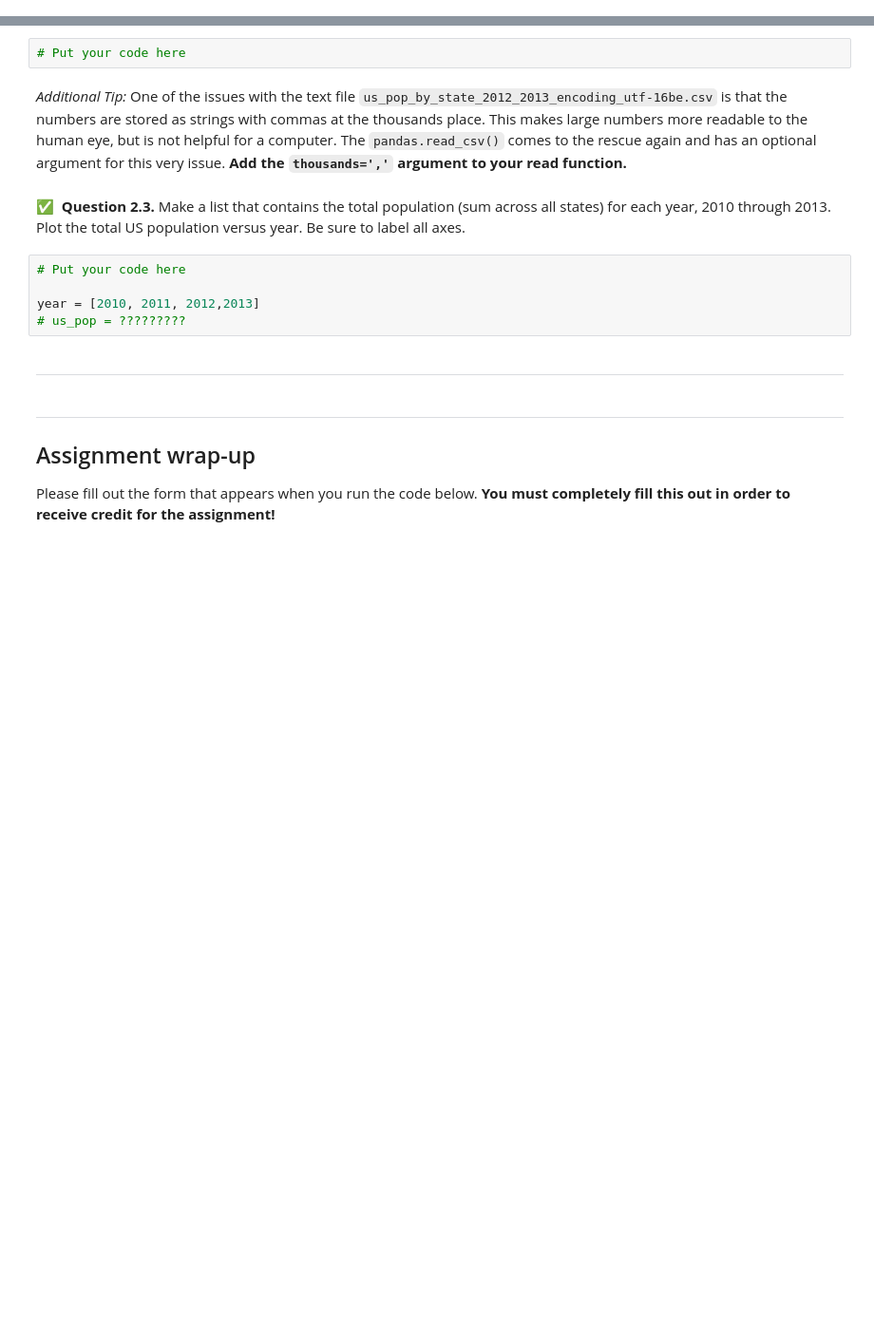
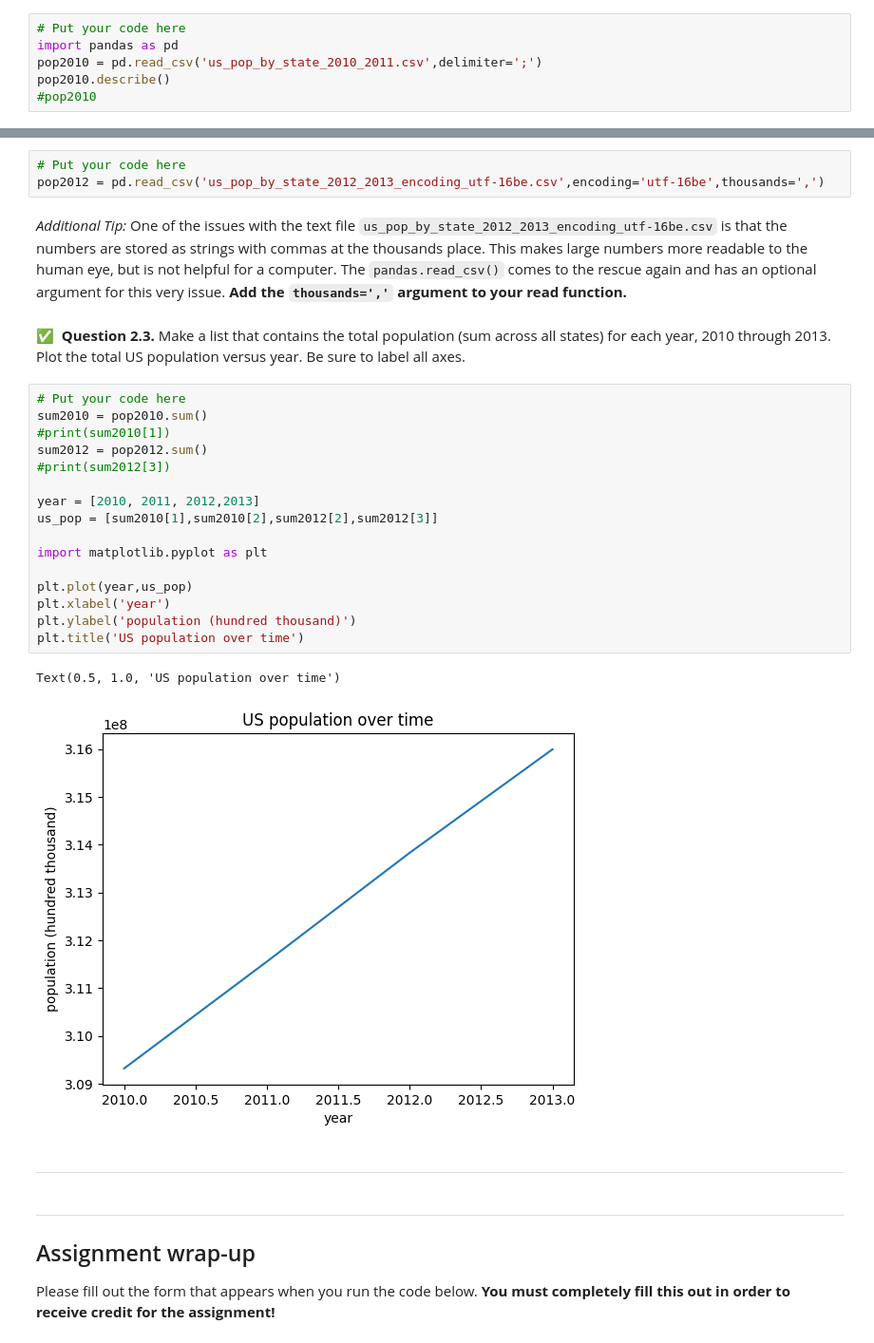
Before and after one commit to andrew-koren/cautious-adventure, a Jupyter notebook: my shit/cmse/Day-12_Pre-Class_Data_File_Formats_Manipulation-STUDENT.ipynb, the cells around one changed output, grey strips where cells are left out. Shown: that part at 95% size. Drawn from its saved outputs; the diff is of its cells as text; blank space fills up the shorter version.

```diff
--- a/my shit/cmse/Day-12_Pre-Class_Data_File_Formats_Manipulation-STUDENT.ipynb
+++ b/my shit/cmse/Day-12_Pre-Class_Data_File_Formats_Manipulation-STUDENT.ipynb
@@ -98,0 +101,6 @@ us_pop_by_state_2017a | ? | ? | ? | ? |
+# %%
+# Put your code here
+import pandas as pd
+pop2010 = pd.read_csv('us_pop_by_state_2010_2011.csv',delimiter=';')
+pop2010.describe()
+#pop2010
@@ -100,15 +118,30 @@ us_pop_by_state_2017a | ? | ? | ? | ? |
 &#9989;&nbsp; **Question 2.2.**  Load in the contents from the file `us_pop_by_state_2012_2013_encoding_utf-16be.csv` using pandas load command. *Tip:* Pay special attention to the `encoding` option in `pandas.read_csv()`. Look at the basics of this data frame using the `.describe()` function. If you run into issues with loading this file, read the "Additional Tip" below to see if it help solve your problems.
 # %%
 # Put your code here
+pop2012 = pd.read_csv('us_pop_by_state_2012_2013_encoding_utf-16be.csv',encoding='utf-16be',thousands=',')
 # %% [markdown]
 *Additional Tip:* One of the issues with the text file `us_pop_by_state_2012_2013_encoding_utf-16be.csv` is that the numbers are stored as strings with commas at the thousands place.  This makes large numbers more readable to the human eye, but is not helpful for a computer.  The `pandas.read_csv()` comes to the rescue again and has an optional argument for this very issue.  **Add the `thousands=','` argument to your read function.**
 # %% [markdown]
 &#9989;&nbsp; **Question 2.3.**  Make a list that contains the total population (sum across all states) for each year, 2010 through 2013.  Plot the total US population versus year.  Be sure to label all axes.
-# %%
-# Put your code here
-
-year = [2010, 2011, 2012,2013]
-# us_pop = ?????????
+# %%
+# Put your code here
+sum2010 = pop2010.sum()
+#print(sum2010[1])
+sum2012 = pop2012.sum()
+#print(sum2012[3])
+
+year = [2010, 2011, 2012,2013]
+us_pop = [sum2010[1],sum2010[2],sum2012[2],sum2012[3]]
+
+import matplotlib.pyplot as plt
+
+plt.plot(year,us_pop)
+plt.xlabel('year')
+plt.ylabel('population (hundred thousand)')
+plt.title('US population over time')
+# %% [output]
+Text(0.5, 1.0, 'US population over time')
+[figure, added]
 # %% [markdown]
 ---
 # %% [markdown]
```
Also changed, not shown: parts of 9 cells of this notebook, 6 other files.
